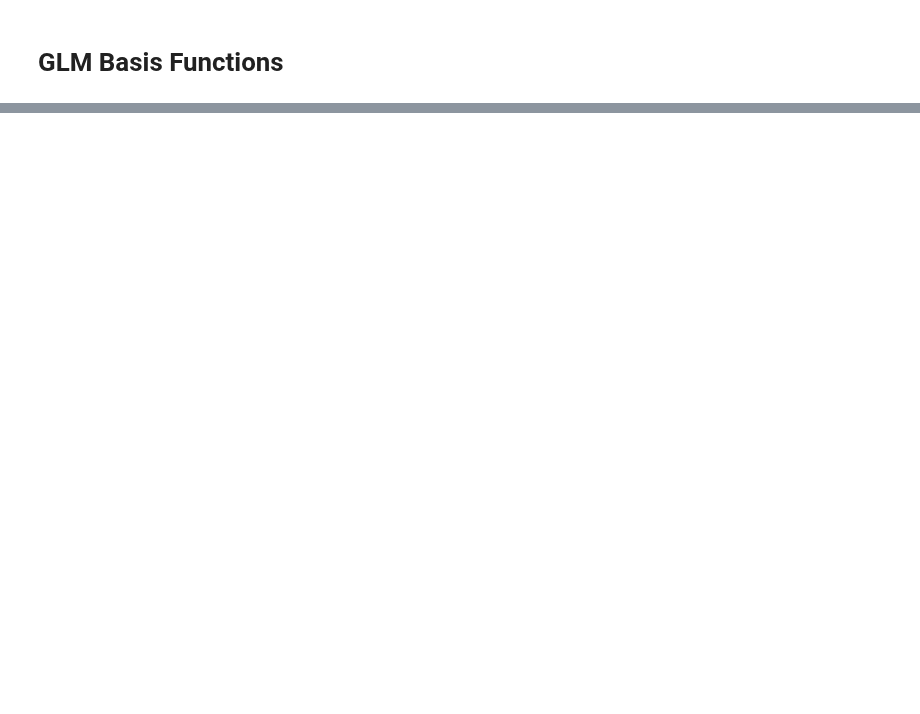
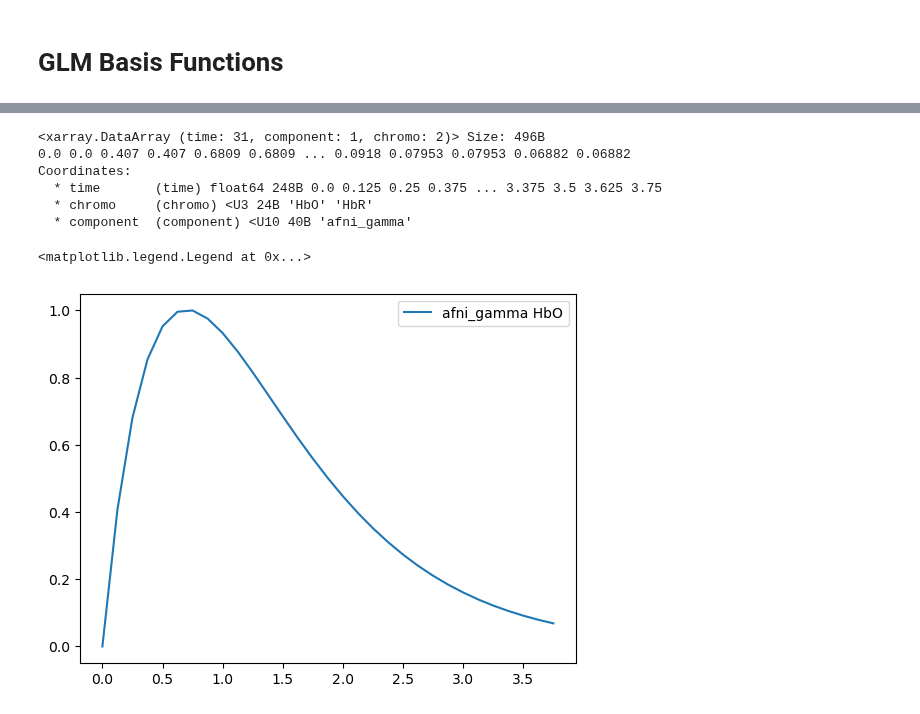
Before and after one commit to ibs-lab/cedalion, a Jupyter notebook: examples/31_glm_basis_functions.ipynb, the cells around one changed output, grey strips where cells are left out. Drawn from its saved outputs; the diff is of its cells as text; code cells hidden in the pictures; blank space fills up the shorter version.

```diff
--- a/examples/31_glm_basis_functions.ipynb
+++ b/examples/31_glm_basis_functions.ipynb
@@ -88,14 +146,23 @@ p.legend()
 # %%
 basis = bf.AFNIGamma(
-    p={"HbO": 0.5, "HbR": 5},
+    p=1,
     q=0.7 * units.s,
-    T=6 * units.s,
+    T=0 * units.s,
 )
 hrf = basis(ts)
 display(hrf)
 p.figure()
 for i_comp, comp in enumerate(hrf.component.values):
-    for i_chromo, chromo in enumerate(hrf.chromo.values):
+    for i_chromo, chromo in enumerate(["HbO"]):
         p.plot(hrf.time, hrf[:, i_comp, i_chromo], label=f"{comp} {chromo}")
 
 p.legend()
+# %% [output]
+<xarray.DataArray (time: 31, component: 1, chromo: 2)> Size: 496B
+0.0 0.0 0.407 0.407 0.6809 0.6809 ... 0.0918 0.07953 0.07953 0.06882 0.06882
+Coordinates:
+  * time       (time) float64 248B 0.0 0.125 0.25 0.375 ... 3.375 3.5 3.625 3.75
+  * chromo     (chromo) <U3 24B 'HbO' 'HbR'
+  * component  (component) <U10 40B 'afni_gamma'
+<matplotlib.legend.Legend at 0x...>
+[figure, added]
```
Also changed, not shown: parts of 6 cells of this notebook, 1 other file.
